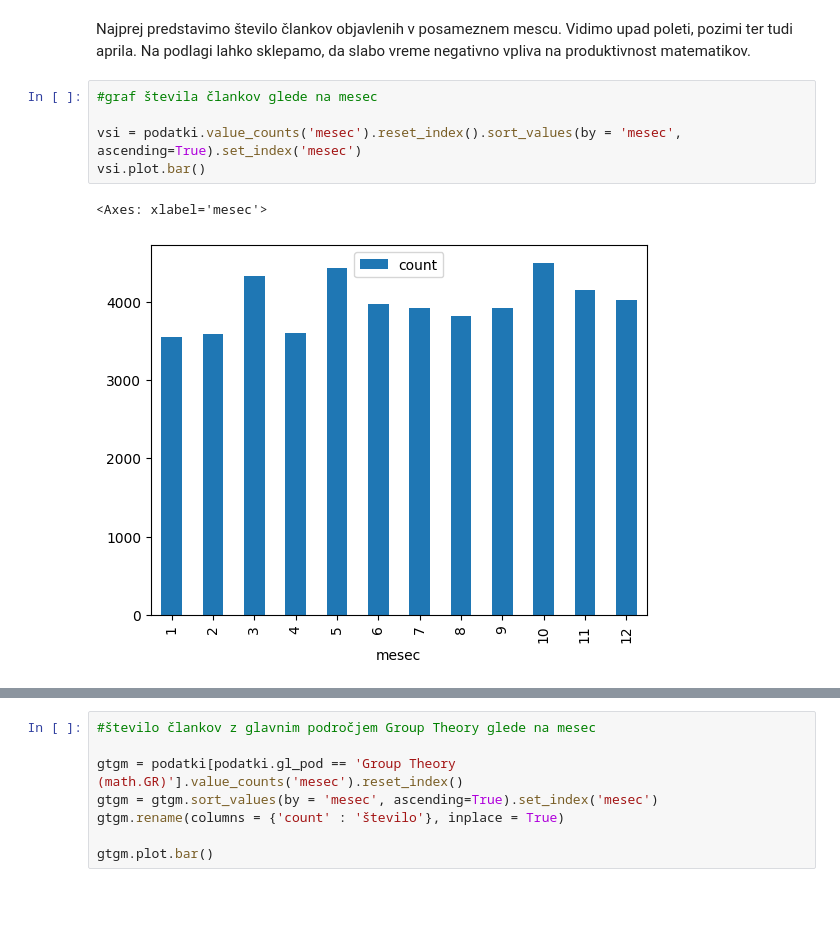
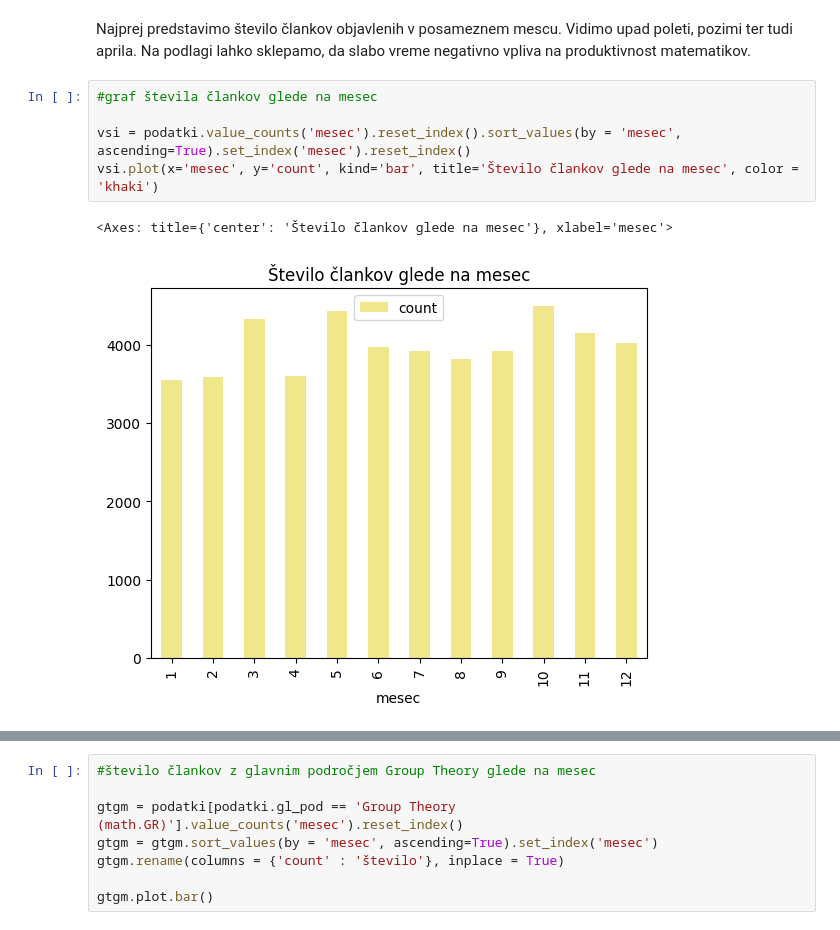
Before and after one commit to Lolkvin/UVP, a Jupyter notebook: saturn.ipynb, the cells around one changed output, grey strips where cells are left out. Saved outputs shown, nothing was run; the diff lists cells and outputs as text; blank space fills up the shorter version.

```diff
--- a/saturn.ipynb
+++ b/saturn.ipynb
@@ -44,8 +43,8 @@ Najprej predstavimo število člankov objavlenih v posameznem mescu. Vidimo upad
 # %%
 #graf števila člankov glede na mesec
 
-vsi = podatki.value_counts('mesec').reset_index().sort_values(by = 'mesec', ascending=True).set_index('mesec')
-vsi.plot.bar()
+vsi = podatki.value_counts('mesec').reset_index().sort_values(by = 'mesec', ascending=True).set_index('mesec').reset_index()
+vsi.plot(x='mesec', y='count', kind='bar', title='Število člankov glede na mesec', color = 'khaki')
 # %% [output]
-<Axes: xlabel='mesec'>
+<Axes: title={'center': 'Število člankov glede na mesec'}, xlabel='mesec'>
-[figure, old version]
+[figure, new version]
```
Also changed, not shown: parts of 24 cells of this notebook, 1 other file.
